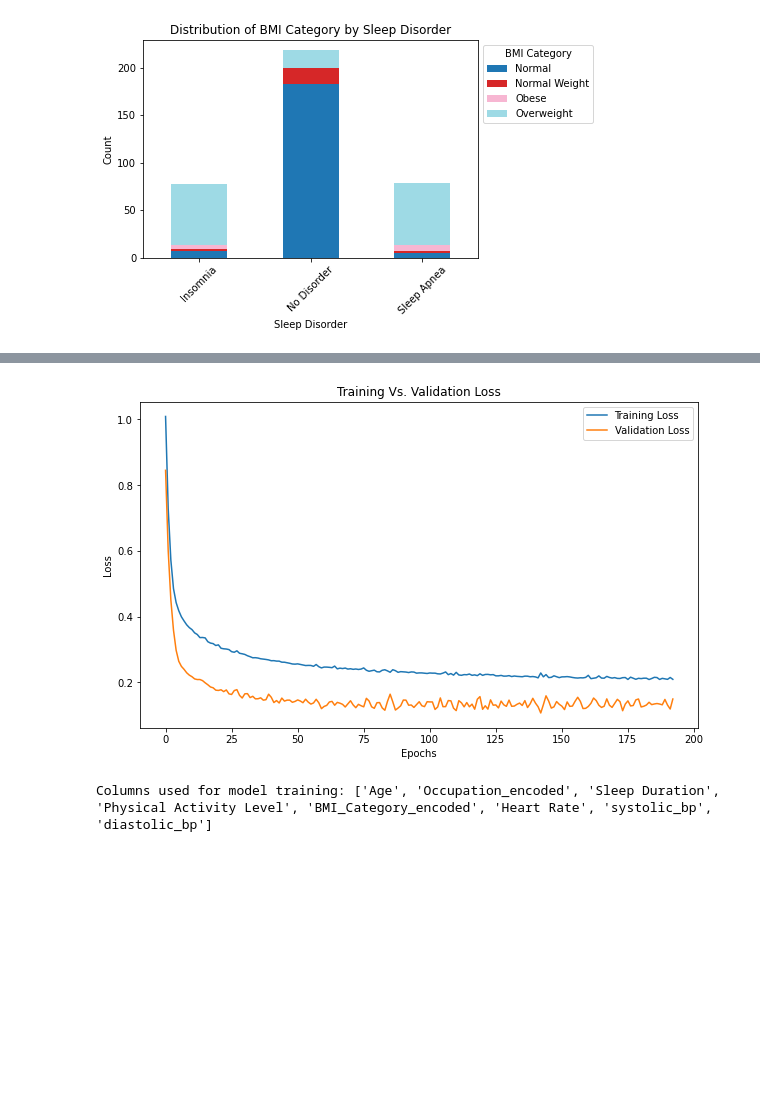
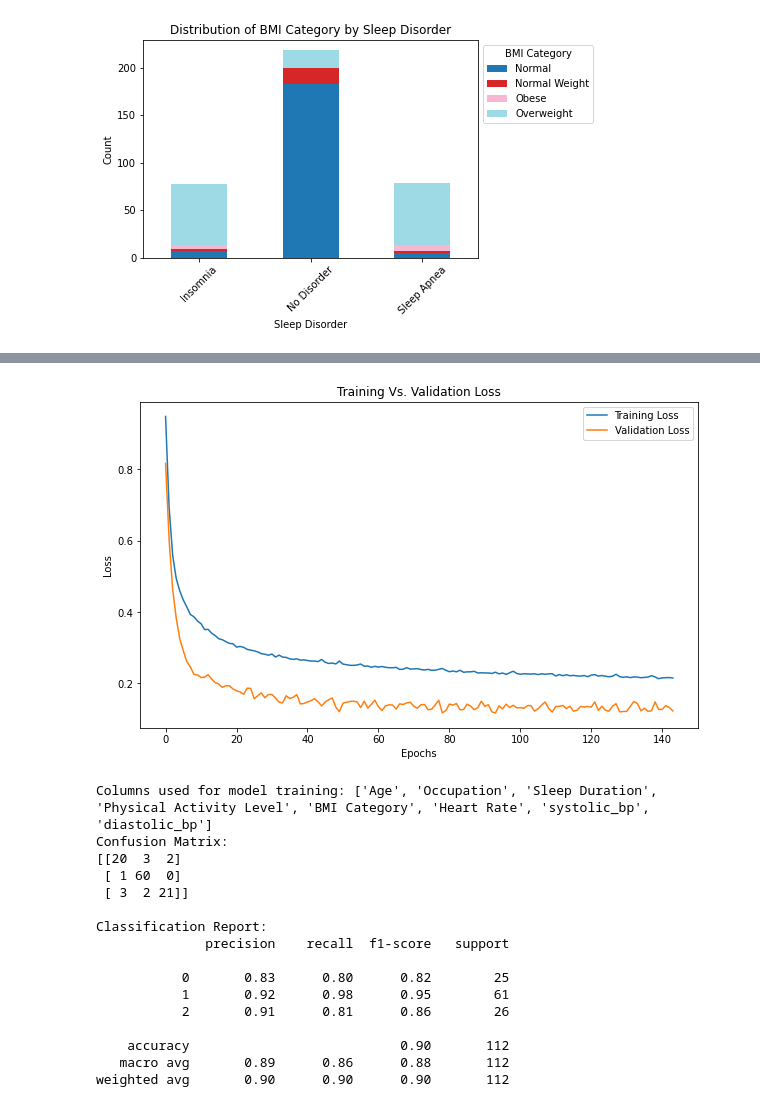
Before and after one commit to aminsoufi123/finalyp, a Jupyter notebook: finallll.ipynb, the cells around one changed output, grey strips where cells are left out. Drawn from its saved outputs; the diff is of its cells as text; code cells hidden in the pictures; blank space fills up the shorter version.

```diff
--- a/finallll.ipynb
+++ b/finallll.ipynb
@@ -385,26 +352,10 @@ Unique values in Gender column after encoding: [1 0]
 # %%
-import pandas as pd
-import numpy as np
-from sklearn.model_selection import train_test_split
-from sklearn.preprocessing import LabelEncoder, StandardScaler
-import tensorflow as tf
-from tensorflow.keras.models import Sequential
-from tensorflow.keras.layers import Dense, Input
-from tensorflow.keras.callbacks import EarlyStopping
 
-# Load the dataset
-# Assuming df is your DataFrame loaded with the data
-
-# Encode categorical data
-label_encoder = LabelEncoder()
-df['Occupation_encoded'] = label_encoder.fit_transform(df['Occupation'])
-df['BMI_Category_encoded'] = label_encoder.fit_transform(df['BMI Category'])
-df['Sleep_Disorder_encoded'] = label_encoder.fit_transform(df['Sleep Disorder'])
 
 # Exclude specified columns and use encoded versions
-X = df[['Age', 'Occupation_encoded', 'Sleep Duration', 'Physical Activity Level',
-        'BMI_Category_encoded', 'Heart Rate', 'systolic_bp', 'diastolic_bp']]  # Removed 'Daily Steps', 'Gender', 'Stress Level'
-y = df['Sleep_Disorder_encoded']
+X = df[['Age', 'Occupation', 'Sleep Duration', 'Physical Activity Level',
+        'BMI Category', 'Heart Rate', 'systolic_bp', 'diastolic_bp']]  # Removed 'Daily Steps', 'Gender', 'Stress Level'
+y = df['Sleep Disorder']
 
 # Scaling features
 scaler = StandardScaler()
@@ -418,7 +369,6 @@ model = Sequential([
     Input(shape=(X_train.shape[1],)),  # Define the input shape explicitly here
     Dense(128, activation='relu'),
     Dense(64, activation='relu'),
-
     Dense(len(np.unique(y)), activation='softmax')
 ])
 
@@ -435,6 +385,12 @@ history = model.fit(X_train, y_train, epochs=200, validation_split=0.15, callbac
 loss, accuracy = model.evaluate(X_test, y_test)
 print(f'Test accuracy: {accuracy}')
 
+# Predictions for the test set
+y_pred = model.predict(X_test)
+y_pred_classes = np.argmax(y_pred, axis=1)  # Convert probabilities to class labels
+
+# Confusion matrix and classification report
+
 # Plotting training and validation loss over epochs
 plt.figure(figsize=(10, 6))
 plt.plot(history.history['loss'], label='Training Loss')
@@ -447,5 +403,9 @@ plt.show()
 
 # Verify columns used
 print("Columns used for model training:", X.columns.tolist())
+print("Confusion Matrix:")
+print(confusion_matrix(y_test, y_pred_classes))
+print("\nClassification Report:")
+print(classification_report(y_test, y_pred_classes))
 # %% [output]
 Epoch 1/200
@@ -468,2 +428,17 @@ Test accuracy: 0.9107142686843872
-[figure, old version]
+[figure, new version]
-Columns used for model training: ['Age', 'Occupation_encoded', 'Sleep Duration', 'Physical Activity Level', 'BMI_Category_encoded', 'Heart Rate', 'systolic_bp', 'diastolic_bp']
+Columns used for model training: ['Age', 'Occupation', 'Sleep Duration', 'Physical Activity Level', 'BMI Category', 'Heart Rate', 'systolic_bp', 'diastolic_bp']
+Confusion Matrix:
+[[20  3  2]
+ [ 1 60  0]
+ [ 3  2 21]]
+
+Classification Report:
+              precision    recall  f1-score   support
+
+           0       0.83      0.80      0.82        25
+           1       0.92      0.98      0.95        61
+           2       0.91      0.81      0.86        26
+
+    accuracy                           0.90       112
+   macro avg       0.89      0.86      0.88       112
+weighted avg       0.90      0.90      0.90       112
```
Also changed, not shown: parts of 8 cells of this notebook.
